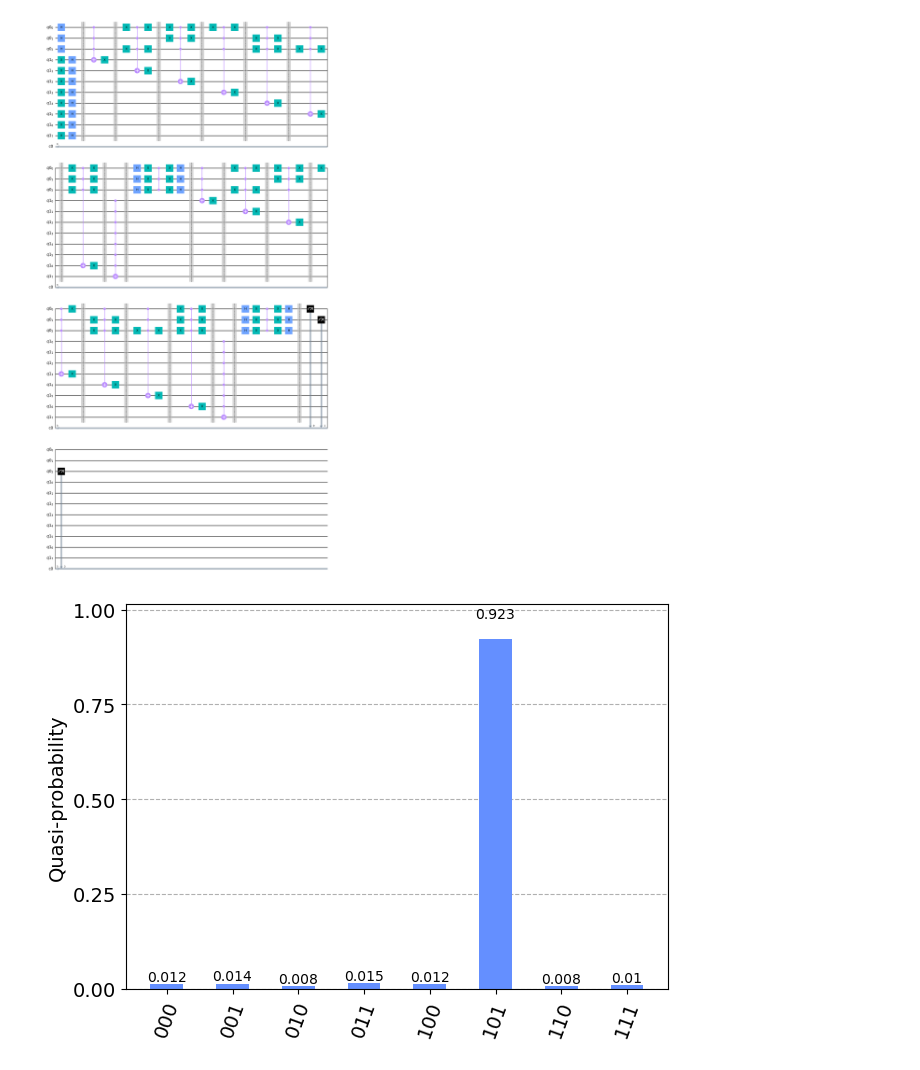
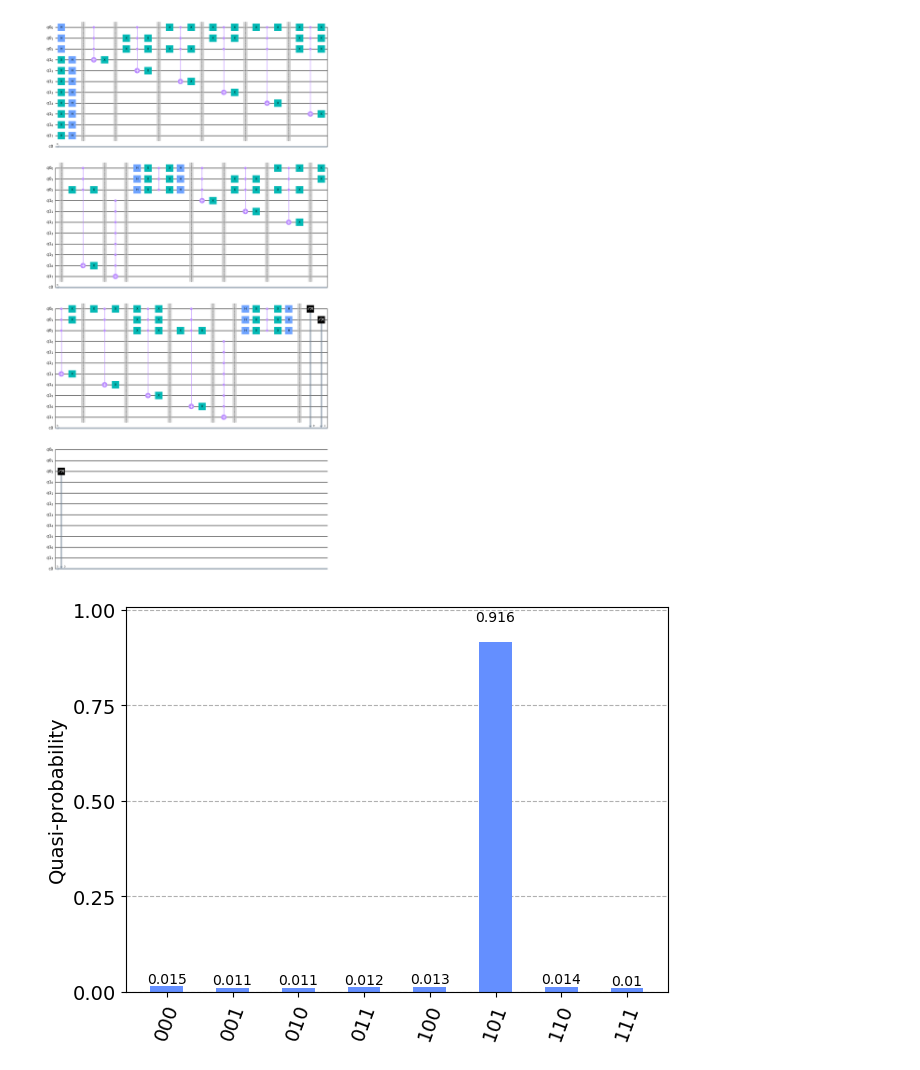
Before and after one commit to SimaoQuintela/University, a Jupyter notebook: Projeto.ipynb, the cells around one changed output. Drawn from its saved outputs; the diff is of its cells as text; code cells hidden in the pictures.

```diff
--- a/Projeto.ipynb
+++ b/Projeto.ipynb
@@ -13,0 +20,10 @@ In our solution, we used an array of booleans to know if we needed to apply an X
+# %%
+formula = [
+    [True, True, True],
+    [True, False, False],
+    [False, True, False],
+    [False, False, True],
+    [False, True, True],
+    [False, False, False],
+    [True, True, False]
+]
@@ -66,14 +96,14 @@ def oracle(qr, ancilla, formula):
 
     for i, formula in enumerate(formula):
         for j in range(0, 3):
-            if formula[j] == False:
+            if not formula[j]:
                 qc.x(qr[j])
 
         qc.mcx(qr, ancilla[i])
         qc.x(ancilla[i])
 
         for j in range(0, 3):
-            if formula[j] == False:
+            if not formula[j]:
                 qc.x(qr[j])
 
         qc.barrier()
@@ -96,31 +135,22 @@ def diffusion_operator(qr, ancilla):
 # %%
 def grover(qc, qr, ancilla, oracle, formula):
     elements = 2**3
+    # Nr of valid inputs
+    M = 1
 
-    iterations = int(np.floor(np.pi/4 * np.sqrt(elements)))
-
+    iterations = int(np.floor(np.pi/4 * np.sqrt(elements/M)))
     for j in range(iterations):
         qc = qc.compose(oracle(qr, ancilla, formula))
         qc = qc.compose(diffusion_operator(qr, ancilla))
     return qc
 # %%
-formula = [
-    [True, True, True],
-    [False, True, False],
-    [False, False, True],
-    [False, True, True],
-    [True, False, False],
-    [True, True, False],
-    [False, False, False]
-]
-
 qc, qr, ancilla, cr = initial_state(formula)
 qc = grover(qc, qr, ancilla, oracle, formula)
 qc.measure(qr, cr)
 qc.draw(output="mpl")
 # %% [output]
-[figure, old version]
+[figure, new version]
 # %%
 plot_distribution(execute_circuit(qc, 1024))
 # %% [output]
-[figure, old version]
+[figure, new version]
```
Also changed, not shown: parts of 12 cells of this notebook.
